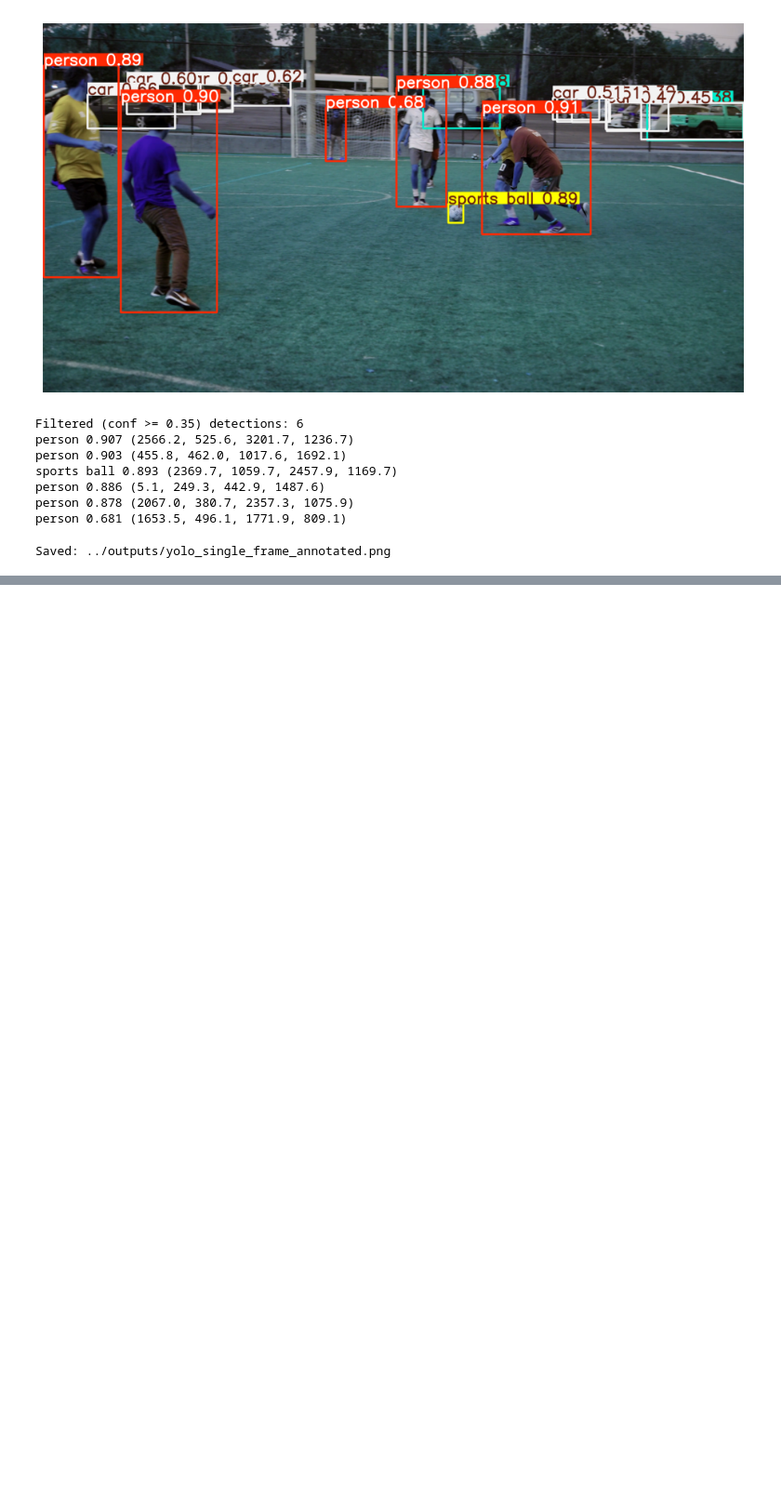
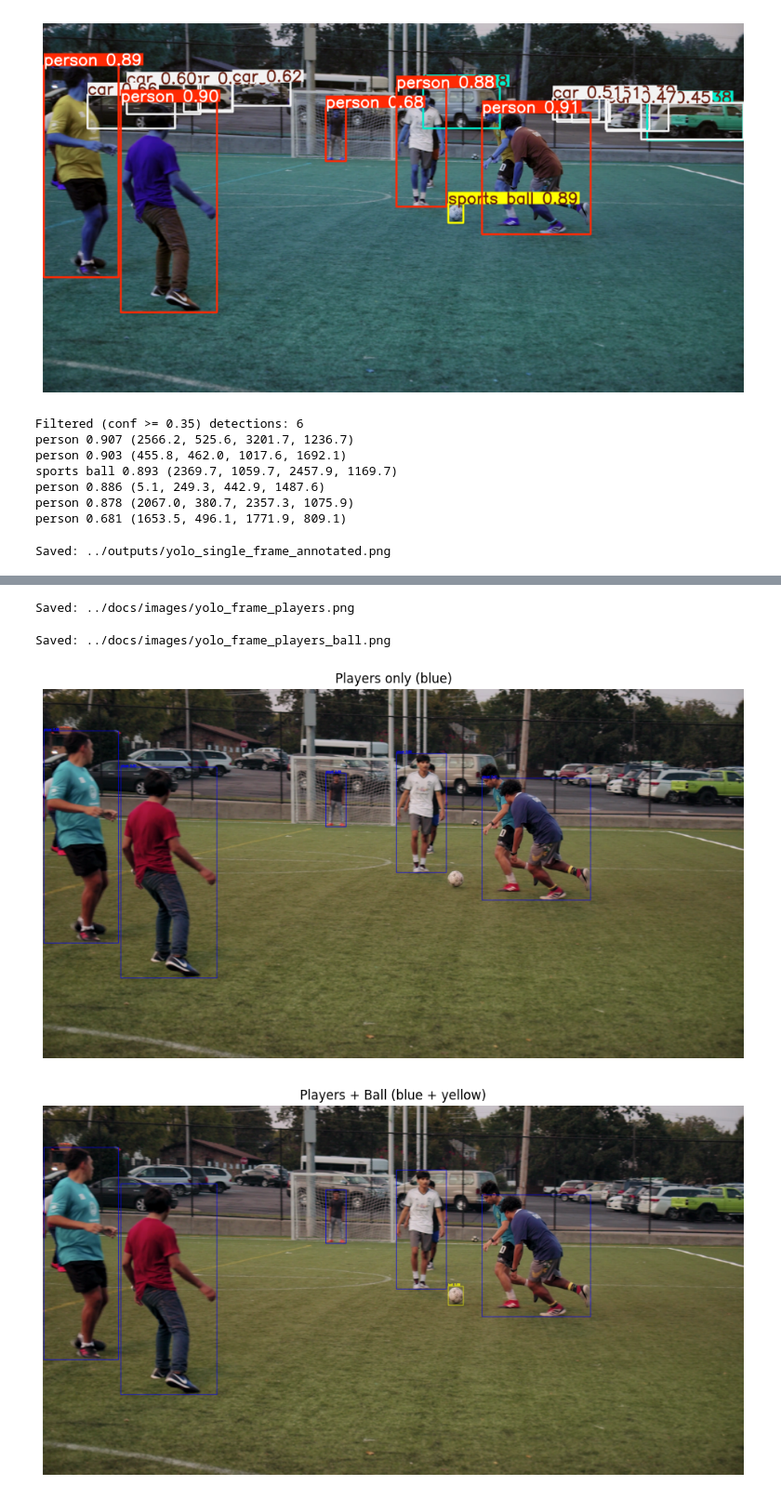
Before and after one commit to kevinm337/fotstrike-ar, a Jupyter notebook: notebooks/02_yolo_detection.ipynb, the cells around one changed output, grey strips where cells are left out. Shown at 93% size. Cells and saved outputs as stored; diff of their text form; code cells hidden in the pictures; blank space fills up the shorter version.

Commit message:
Day 4: save YOLO box visualizations

```diff
--- a/notebooks/02_yolo_detection.ipynb
+++ b/notebooks/02_yolo_detection.ipynb
@@ -128,0 +159,65 @@ Saved: ../outputs/yolo_single_frame_annotated.png
+# %%
+import cv2
+
+img_bgr = cv2.imread(frame_path)
+assert img_bgr is not None, f"Could not read image at: {frame_path}"
+# %%
+from pathlib import Path
+
+# Blue in OpenCV is BGR = (255, 0, 0)
+PLAYER_COLOR = (255, 0, 0)
+
+players_only = img_bgr.copy()
+
+for conf, (x1, y1, x2, y2) in players:
+    cv2.rectangle(players_only, (x1, y1), (x2, y2), PLAYER_COLOR, 2)
+    cv2.putText(players_only, f"player {conf:.2f}", (x1, max(20, y1 - 5)),
+                cv2.FONT_HERSHEY_SIMPLEX, 0.5, PLAYER_COLOR, 2)
+
+out_dir = Path("../docs/images")
+out_dir.mkdir(parents=True, exist_ok=True)
+
+out_players = out_dir / "yolo_frame_players.png"
+cv2.imwrite(str(out_players), players_only)
+
+print("Saved:", out_players)
+# %% [output]
+Saved: ../docs/images/yolo_frame_players.png
+# %%
+# Yellow in OpenCV BGR = (0, 255, 255)
+BALL_COLOR = (0, 255, 255)
+
+players_ball = img_bgr.copy()
+
+# Draw players (blue)
+for conf, (x1, y1, x2, y2) in players:
+    cv2.rectangle(players_ball, (x1, y1), (x2, y2), PLAYER_COLOR, 2)
+
+# Draw ball (yellow)
+for conf, (x1, y1, x2, y2) in balls:
+    cv2.rectangle(players_ball, (x1, y1), (x2, y2), BALL_COLOR, 2)
+    cv2.putText(players_ball, f"ball {conf:.2f}", (x1, max(20, y1 - 5)),
+                cv2.FONT_HERSHEY_SIMPLEX, 0.5, BALL_COLOR, 2)
+
+out_players_ball = out_dir / "yolo_frame_players_ball.png"
+cv2.imwrite(str(out_players_ball), players_ball)
+
+print("Saved:", out_players_ball)
+# %% [output]
+Saved: ../docs/images/yolo_frame_players_ball.png
+# %%
+import matplotlib.pyplot as plt
+
+def show_bgr(img_bgr, title):
+    img_rgb = cv2.cvtColor(img_bgr, cv2.COLOR_BGR2RGB)
+    plt.figure(figsize=(12,7))
+    plt.imshow(img_rgb)
+    plt.title(title)
+    plt.axis("off")
+    plt.show()
+
+show_bgr(players_only, "Players only (blue)")
+show_bgr(players_ball, "Players + Ball (blue + yellow)")
+# %% [output]
+[figure, added]
+[figure, added]
```
Also changed, not shown: parts of 1 cell of this notebook.
